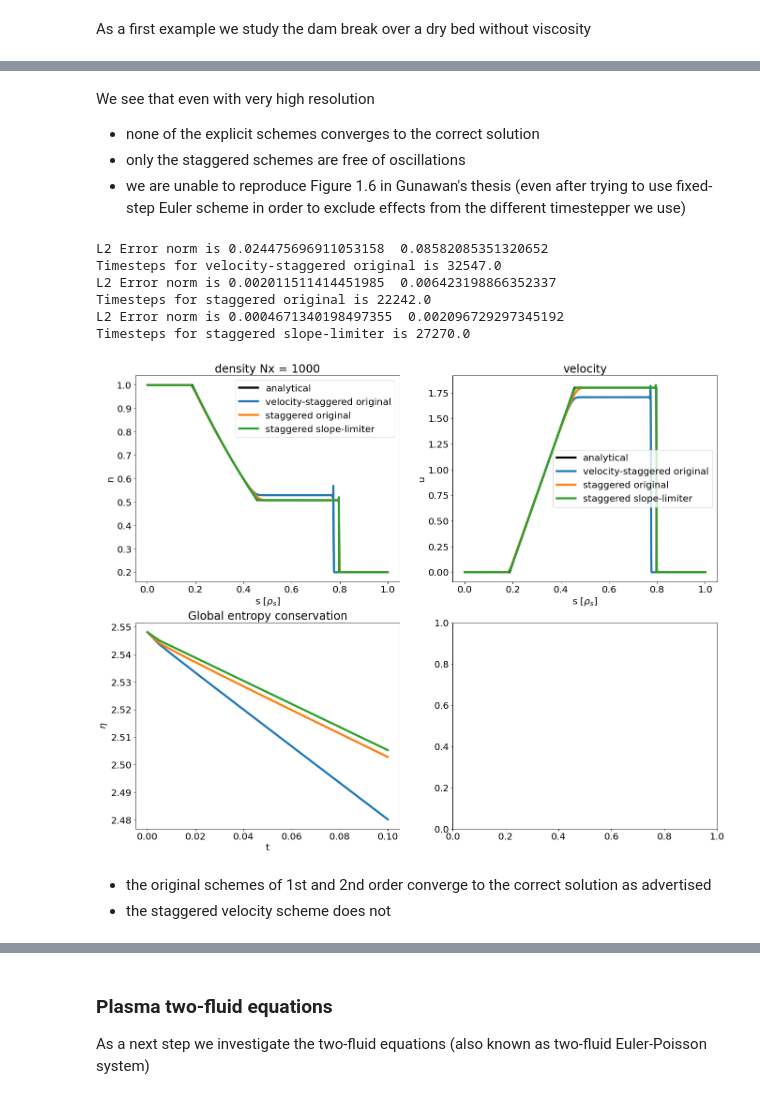
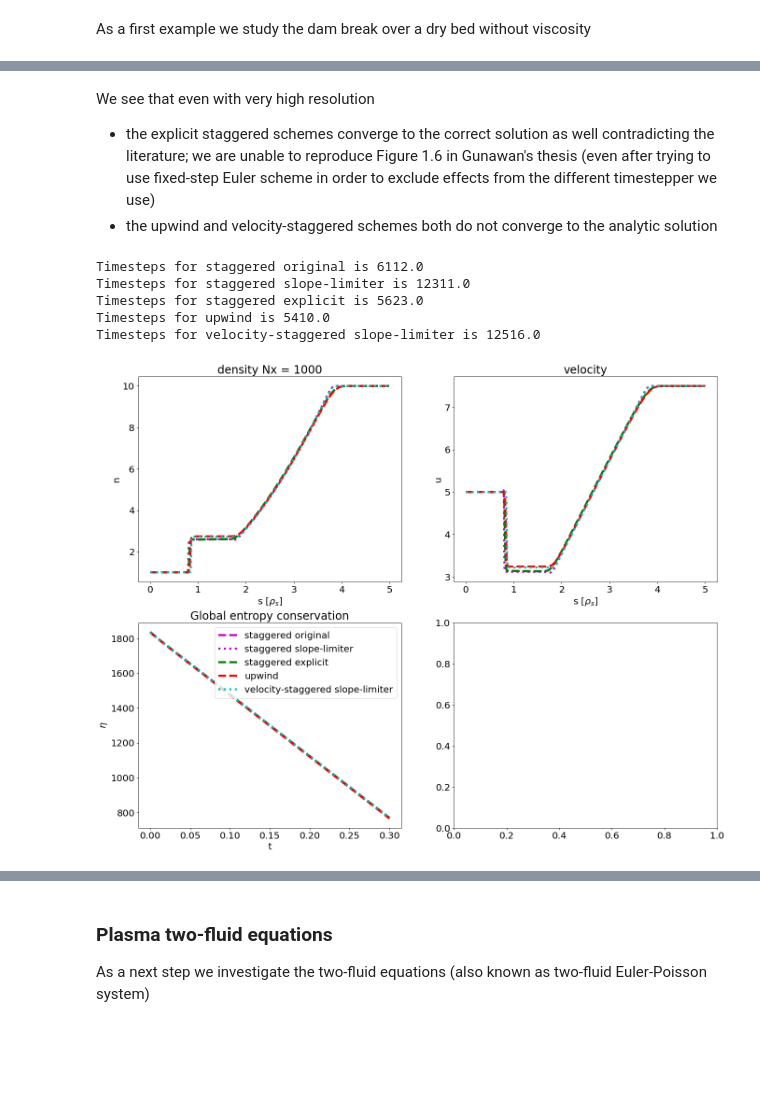
Before and after one commit to mwiesenberger/advection, a Jupyter notebook: OneDimensional.ipynb, the cells around one changed output, grey strips where cells are left out. Cells and saved outputs as stored; diff of their text form; code cells hidden in the pictures; blank space fills up the shorter version.

```diff
--- a/OneDimensional.ipynb
+++ b/OneDimensional.ipynb
@@ -429,20 +429,21 @@ def plot_navier_stokes( p_list):
             l = l + f" {p['advection']['variant']}"
 
         print( f"Timesteps for {l} is {nsteps}")
-        im = ax[0][0].plot(x,var["density"][last_idx,:], label=l, lw=4)
-        im = ax[0][1].plot(x,var["velocity"][last_idx,:], label=l, lw=4)
-        im = ax[1][0].plot( var["time"][:], np.trapz( entropy[:,:], x, axis = 1), lw=4)
+        im = ax[0][0].plot(x,var["density"][last_idx,:], p["ls"], label=l, lw=4)
+        im = ax[0][1].plot(x,var["velocity"][last_idx,:], p["ls"], label=l, lw=4,)
+        im = ax[1][0].plot( var["time"][:], np.trapz( entropy[:,:], x, axis = 1), p["ls"], label=l, lw=4)
         ncin.close()
     ax[0][0].set_title( f"density Nx = {p['grid']['Nx']}")
     ax[0][0].set_xlabel( r"s [$\rho_s$]")
     ax[0][0].set_ylabel("n")
-    ax[0][0].legend()
+#     ax[0][0].legend()
     ax[0][1].set_title( f"velocity")
     ax[0][1].set_xlabel( r"s [$\rho_s$]")
     ax[0][1].set_ylabel("u")
     ax[1][0].set_title( f"Global entropy conservation")
     ax[1][0].set_xlabel( "t")
     ax[1][0].set_ylabel( r"$\eta$")
-    ax[0][1].legend()
+    ax[1][0].legend()
+#     ax[1][1].legend()
 # %% [markdown]
 As a first example we study the dam break over a dry bed without viscosity
@@ -483,36 +515,44 @@ Timesteps for upwind2 is 30602.0
 # %% [markdown]
 We see that even with very high resolution
-- none of the explicit schemes converges to the correct solution
-- only the staggered schemes are free of oscillations
-- we are unable to reproduce Figure 1.6 in Gunawan's thesis (even after trying to use fixed-step Euler scheme in order to exclude effects from the different timestepper we use)
+- the explicit staggered schemes converge to the correct solution as well contradicting the literature; we are unable to reproduce Figure 1.6 in Gunawan's thesis (even after trying to use fixed-step Euler scheme in order to exclude effects from the different timestepper we use)
+- the upwind and velocity-staggered schemes both do not converge to the analytic solution
 # %%
+# Here, we try to reproduce the plot in Herbin that explicit schemes have a non-entropic solution
+# (which we cannot)
 p_list = []
 for p in [
-    {"type" : "velocity-staggered", "variant" : "original"},
-    {"type" : "staggered", "variant" : "original"},
-    {"type" : "staggered", "variant" : "slope-limiter"}
-        ] :
+    {"type" : "staggered", "variant" : "original", "ls" : "m--"},
+    {"type" : "staggered", "variant" : "slope-limiter", "ls": "m:"},
+    {"type" : "staggered", "variant" : "explicit", "ls" : "g--"},
+    {"type" : "upwind", "ls" : "r--"},
+    {"type" : "velocity-staggered", "variant" : "slope-limiter", "ls" : "c:"},
+         ] :
     params = make_navier_stokes_input()
+    params["ls"] = p["ls"]
     params["grid"]["Nx"]= 1000
-    params["output"]["tend"] = 0.1
-#     params["physical"]["nu_u"] = 0.01
-    #params["physical"]["gamma"] = 1
-    #params["physical"]["alpha"] = 1
+    params["grid"] ["x"] = [0,5]
+    params["init"] = {
+        "type" : "riemann",
+        "x_a" : 0.2,
+        "n_l" : 1,
+        "n_r" : 10,
+        "u_l" : 5,
+        "u_r" : 7.5
+    }
+
+    params["output"]["tend"] = 0.3
     params["timestepper"]["type"] = "ARK"
     params["timestepper"]["tableau"]  = "ARK-4-2-3"
+    params["physical"] ["alpha"] = 1
 #     params["timestepper"]["type"] = "ERK"
-#     params["timestepper"]["tableau"]  = "Bogacki-Shampine-4-2-3"
+#     params["timestepper"]["tableau"]  = "Euler"
     params["advection"] = p
     p_list.append(params)
 plot_navier_stokes(p_list)
 # %% [output]
-L2 Error norm is 0.024475696911053158  0.08582085351320652
-Timesteps for velocity-staggered original is 32547.0
-L2 Error norm is 0.002011511414451985  0.006423198866352337
-Timesteps for staggered original is 22242.0
-L2 Error norm is 0.0004671340198497355  0.002096729297345192
-Timesteps for staggered slope-limiter is 27270.0
+Timesteps for staggered original is 6112.0
+Timesteps for staggered slope-limiter is 12311.0
+Timesteps for staggered explicit is 5623.0
+Timesteps for upwind is 5410.0
+Timesteps for velocity-staggered slope-limiter is 12516.0
-[figure, old version]
+[figure, new version]
-# %% [markdown]
-- the original schemes of 1st and 2nd order converge to the correct solution as advertised
-- the staggered velocity scheme does not
```
Also changed, not shown: parts of 10 cells of this notebook, 2 other files.
